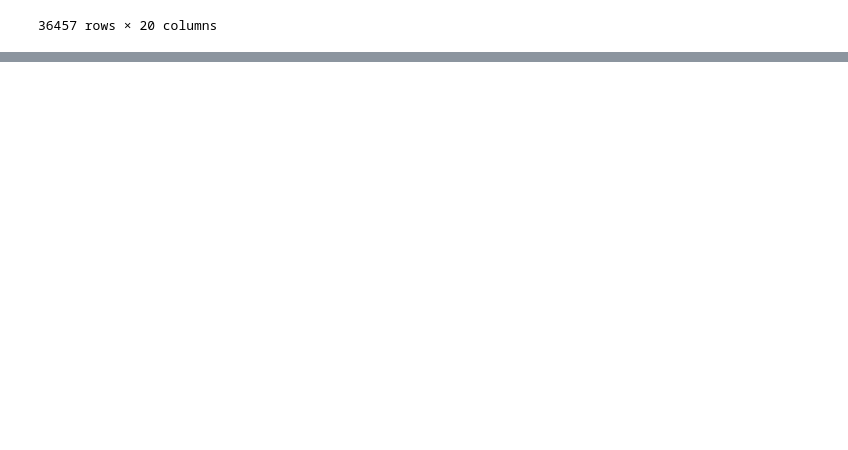
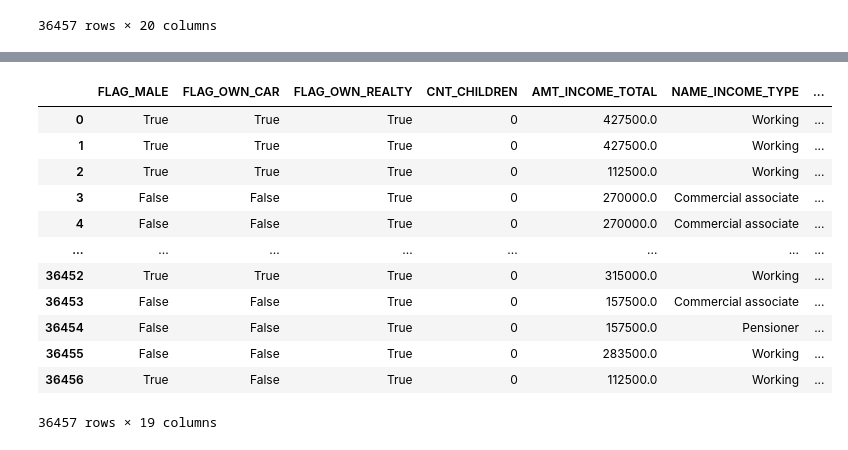
Before and after one commit to SheaMcCormack/195-Mini-Project, a Jupyter notebook: data_preprocess.ipynb, the cells around one changed output, grey strips where cells are left out. Cells and saved outputs as stored; diff of their text form; code cells hidden in the pictures; blank space fills up the shorter version.

```diff
--- a/data_preprocess.ipynb
+++ b/data_preprocess.ipynb
@@ -258,6 +258,27 @@ memory usage: 5.6+ MB
 | 50% | 5.074614e+06 | 0.000000 | 0.000000 | 1.000000 | 0.000000 | 1.575000e+05 | -1552.000000 | ... |
 | 75% | 5.115396e+06 | 1.000000 | 1.000000 | 1.000000 | 1.000000 | 2.250000e+05 | -408.000000 | ... |
 | max | 5.150487e+06 | 1.000000 | 1.000000 | 1.000000 | 19.000000 | 1.575000e+06 | 365243.000000 | ... |
+# %%
+dataset.drop(columns=['ID'], inplace=True)
+# %%
+# Replace 0/1 with False/True for columns starting with 'FLAG_'
+flag_columns = [col for col in dataset.columns if col.startswith('FLAG_')]
+dataset[flag_columns] = dataset[flag_columns].replace({0: False, 1: True})
+dataset
+# %% [output]
+|  | FLAG_MALE | FLAG_OWN_CAR | FLAG_OWN_REALTY | CNT_CHILDREN | AMT_INCOME_TOTAL | NAME_INCOME_TYPE | ... |
+| 0 | True | True | True | 0 | 427500.0 | Working | ... |
+| 1 | True | True | True | 0 | 427500.0 | Working | ... |
+| 2 | True | True | True | 0 | 112500.0 | Working | ... |
+| 3 | False | False | True | 0 | 270000.0 | Commercial associate | ... |
+| 4 | False | False | True | 0 | 270000.0 | Commercial associate | ... |
+| ... | ... | ... | ... | ... | ... | ... | ... |
+| 36452 | True | True | True | 0 | 315000.0 | Working | ... |
+| 36453 | False | False | True | 0 | 157500.0 | Commercial associate | ... |
+| 36454 | False | False | True | 0 | 157500.0 | Pensioner | ... |
+| 36455 | False | False | True | 0 | 283500.0 | Working | ... |
+| 36456 | True | False | True | 0 | 112500.0 | Working | ... |
+36457 rows × 19 columns
 # %%
 # Split the dataset into train and test sets
 train_data, test_data = train_test_split(dataset, test_size=0.3, random_state=random_state)
```
Also changed, not shown: parts of 1 cell of this notebook, 5 other files.
